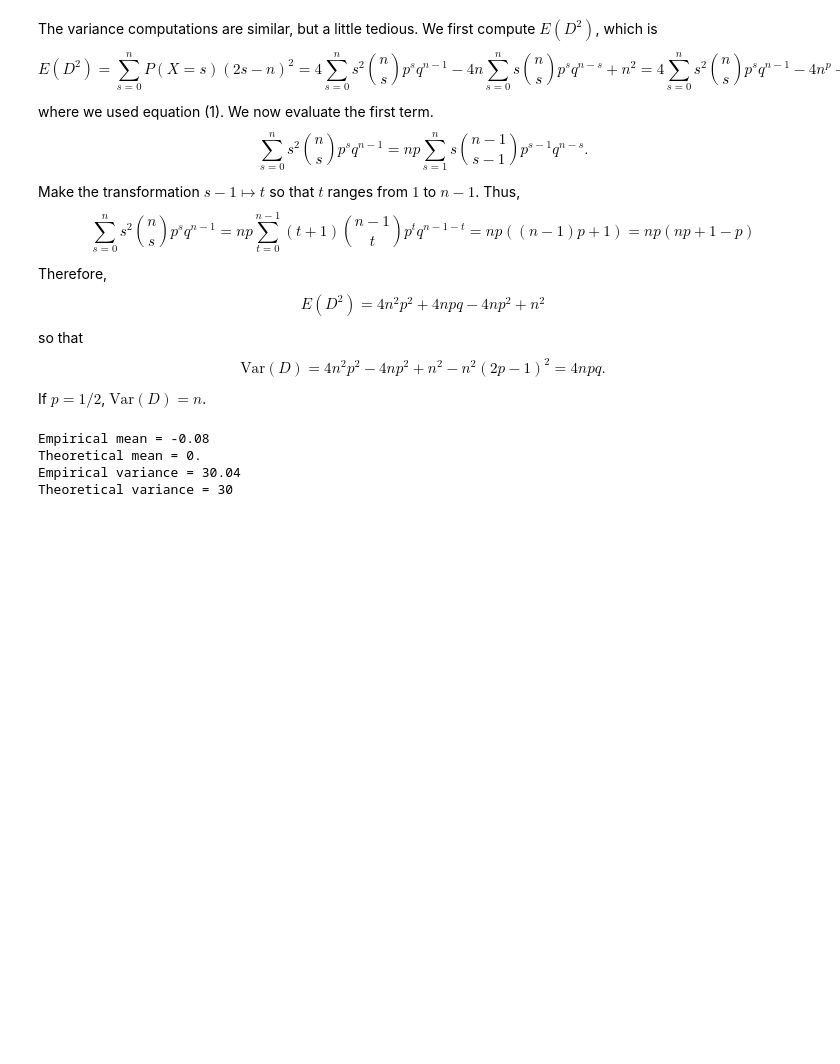
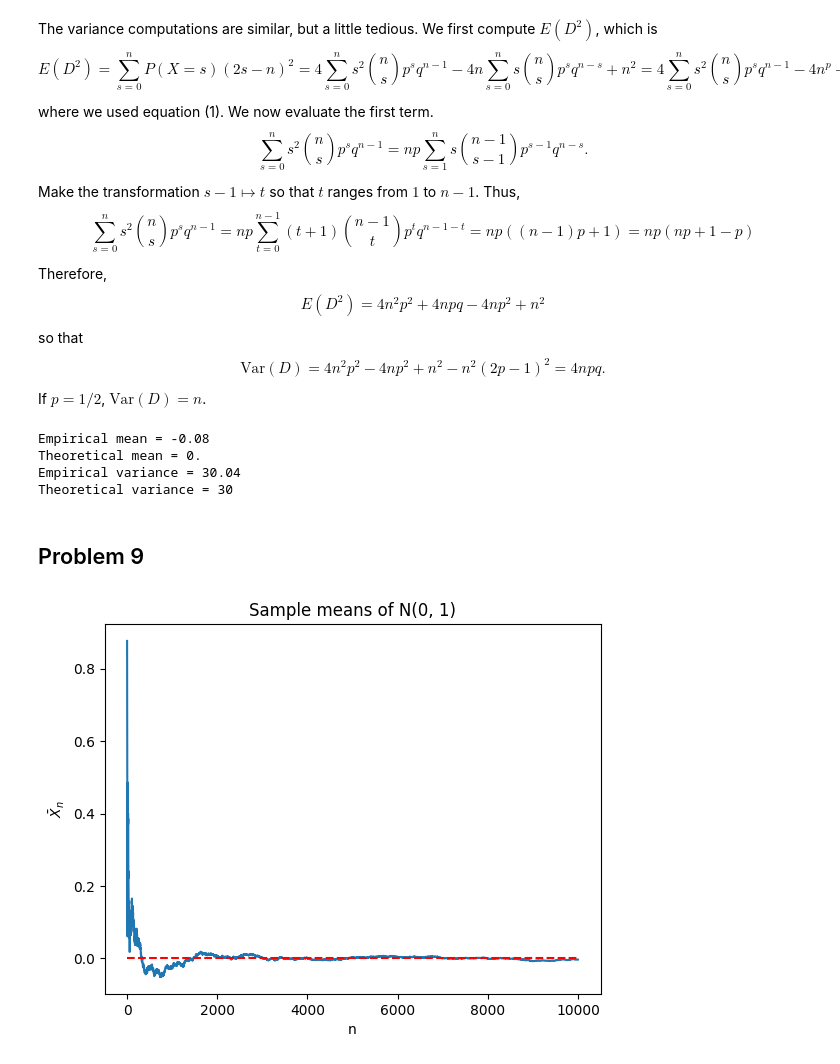
Before and after one commit to drameyjoshi/statistics, a Jupyter notebook: all-of-stats/Expectation.ipynb, the cells around one changed output. Saved outputs shown, nothing was run; the diff lists cells and outputs as text; code cells hidden in the pictures; blank space fills up the shorter version.

Commit message:
Some more problems.

```diff
--- a/all-of-stats/Expectation.ipynb
+++ b/all-of-stats/Expectation.ipynb
@@ -187,3 +187,17 @@ Empirical mean = -0.08
 Theoretical mean = 0.
 Empirical variance = 30.04
 Theoretical variance = 30
+# %% [markdown]
+## Problem 9
+# %%
+X = rng.normal(loc=0, scale=1, size=10000)
+Y = np.cumsum(X)
+XBar = Y/np.linspace(1, 10001, 10000)
+# %%
+plt.plot(np.linspace(1, 10001, 10000), XBar)
+plt.hlines(y=0, xmin=0,xmax=10000, linestyles='dashed', color='red')
+plt.xlabel('n')
+plt.ylabel(r'$\bar{X}_n$')
+_ = plt.title('Sample means of N(0, 1)')
+# %% [output]
+[figure, added]
```
Also changed, not shown: 1 other file.
